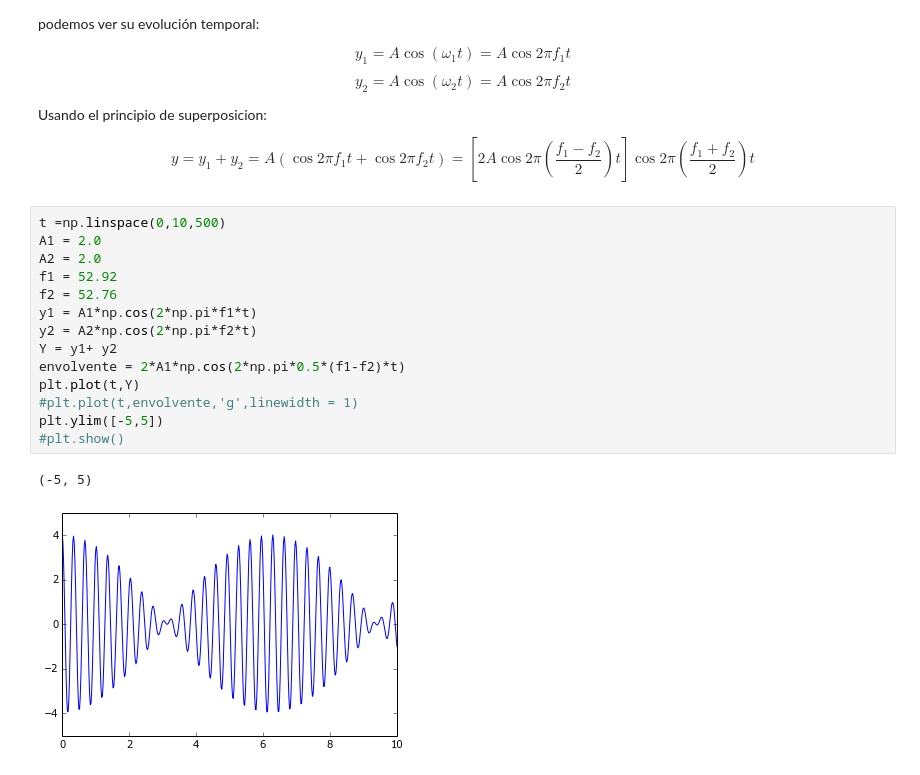
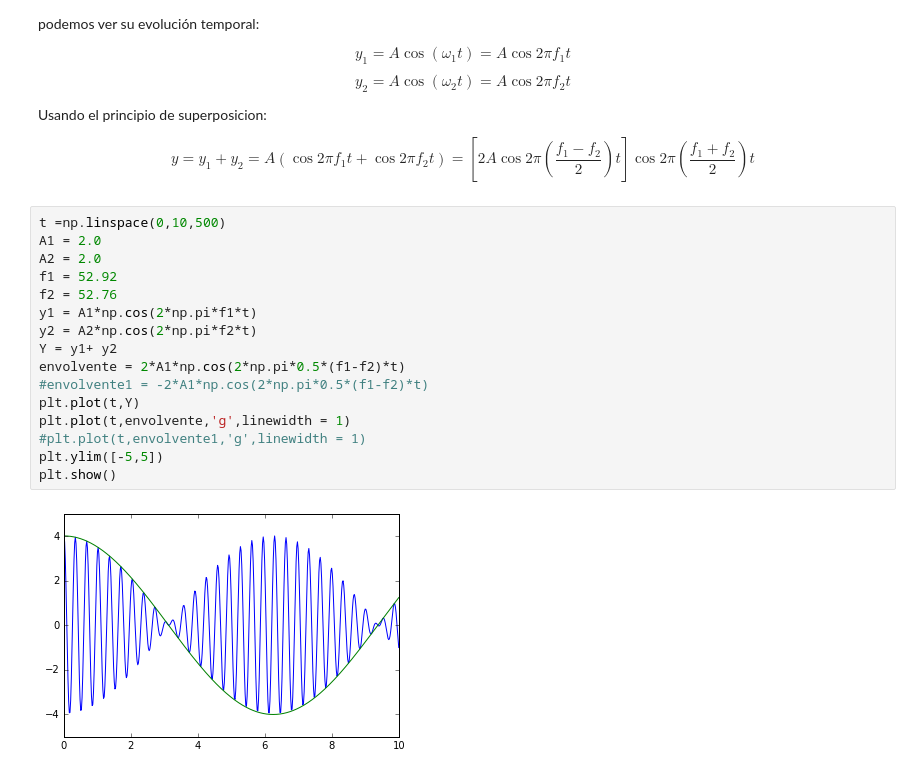
Before and after one commit to Darivadi/Fundamentals_in_computation, a Jupyter notebook: Aplicaciones_con_python.ipynb, the cells around one changed output. Drawn from its saved outputs; the diff is of its cells as text.

```diff
--- a/Aplicaciones_con_python.ipynb
+++ b/Aplicaciones_con_python.ipynb
@@ -565,17 +554,18 @@ $$y=y_1+y_2 = A(\cos 2\pi f_1t + \cos 2\pi f_2t) = \left[2A\cos 2\pi\left(\frac{
 # %%
 t =np.linspace(0,10,500)
 A1 = 2.0
 A2 = 2.0
 f1 = 52.92
 f2 = 52.76
 y1 = A1*np.cos(2*np.pi*f1*t)
 y2 = A2*np.cos(2*np.pi*f2*t)
 Y = y1+ y2
 envolvente = 2*A1*np.cos(2*np.pi*0.5*(f1-f2)*t)
+#envolvente1 = -2*A1*np.cos(2*np.pi*0.5*(f1-f2)*t)
 plt.plot(t,Y)
-#plt.plot(t,envolvente,'g',linewidth = 1)
+plt.plot(t,envolvente,'g',linewidth = 1)
+#plt.plot(t,envolvente1,'g',linewidth = 1)
 plt.ylim([-5,5])
-#plt.show()
+plt.show()
 # %% [output]
-(-5, 5)
-[figure, old version]
+[figure, new version]
```
Also changed, not shown: parts of 8 cells of this notebook, 2 other files.
